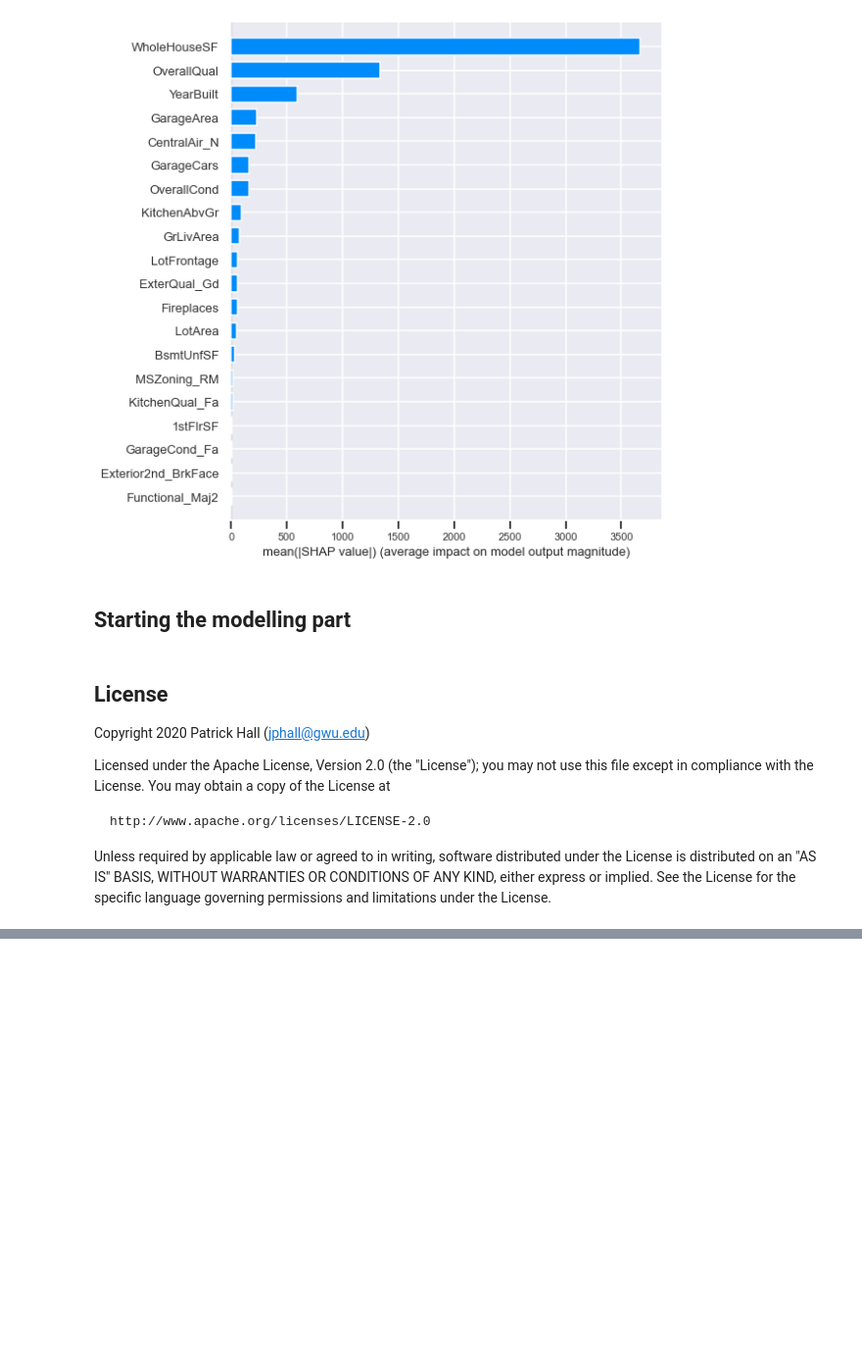
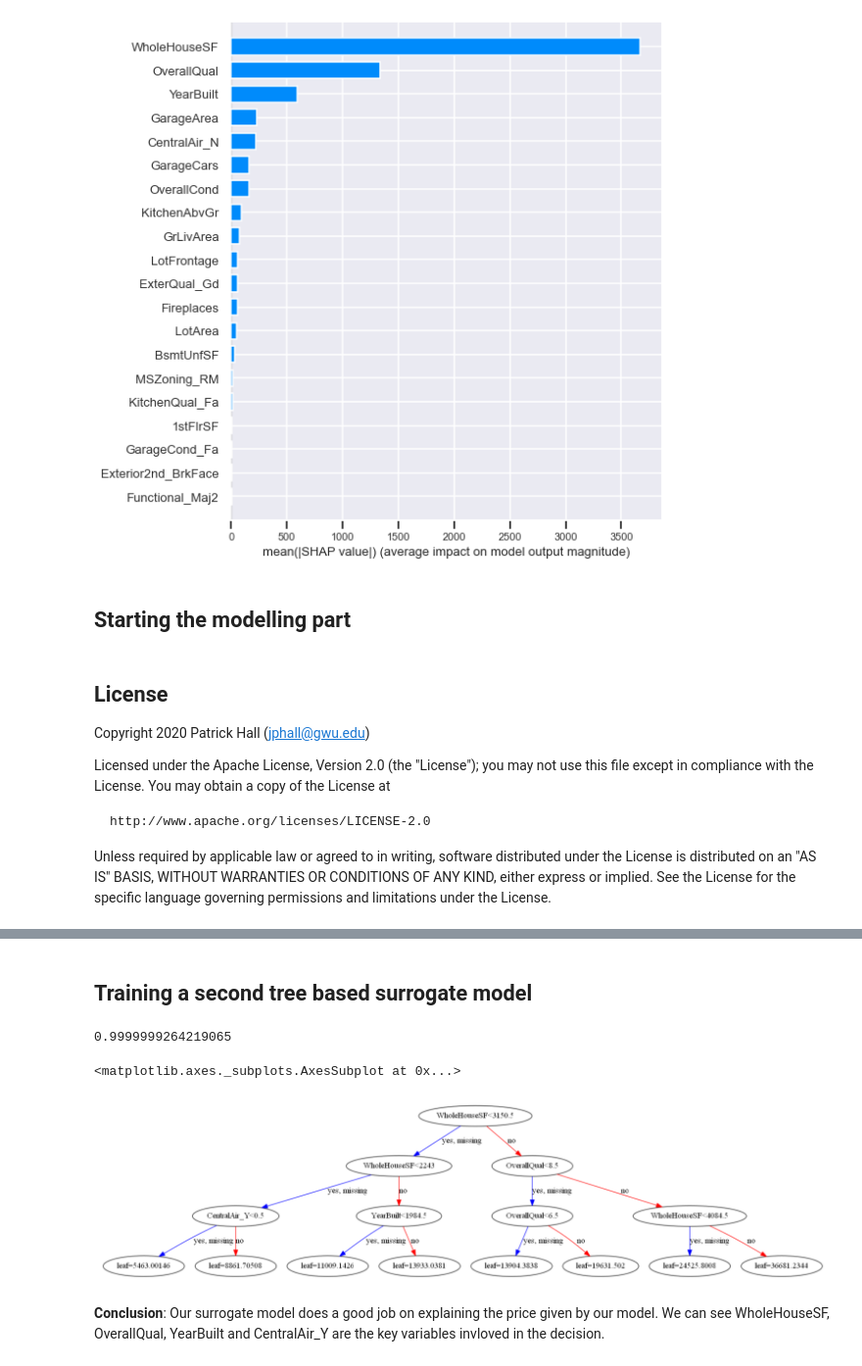
Before and after one commit to AbhishekAlate/responsible-ml-housing-prices, a Jupyter notebook: Home Prices.ipynb, the cells around one changed output, grey strips where cells are left out. Shown at 98% size. Drawn from its saved outputs; the diff is of its cells as text; code cells hidden in the pictures; blank space fills up the shorter version.

```diff
--- a/Home Prices.ipynb
+++ b/Home Prices.ipynb
@@ -880,0 +851,13 @@ glm_pd_ice_dict
+# %%
+import xgboost
+best_xgb_model = xgboost.XGBRegressor(colsample_bytree=0.4,
+                 gamma=0,
+                 learning_rate=0.07,
+                 max_depth=6,
+                 min_child_weight=1.5,
+                 n_estimators=10000,
+                 reg_alpha=0.75,
+                 reg_lambda=0.45,
+                 subsample=0.6,
+                 seed=42)
+xgb_model = best_xgb_model.fit(X_train,y_train)
@@ -942,0 +996,7 @@ result.to_csv("Abhi_sub.csv", index=False)
+# %%
+y_predictions = xgb_model.predict(X_train)
+# %%
+from interpret.glassbox import ExplainableBoostingRegressor
+
+ebr = ExplainableBoostingRegressor()
+ebr.fit(X_train, pd.Series(y_predictions))
@@ -942,0 +1029,2 @@ result.to_csv("Abhi_sub.csv", index=False)
+# %% [markdown]
+## Training a second tree based surrogate model
@@ -942,0 +1033,25 @@ result.to_csv("Abhi_sub.csv", index=False)
+# %%
+import xgboost
+best_xgb_model = xgboost.XGBRegressor(colsample_bytree=0.4,
+                 gamma=0,
+                 learning_rate=0.07,
+                 max_depth=3,
+                 min_child_weight=1.5,
+                 n_estimators=10000,
+                 reg_alpha=0.75,
+                 reg_lambda=0.45,
+                 subsample=0.6,
+                 seed=42)
+xgb_model = best_xgb_model.fit(X_train,y_predictions)
+# %%
+from sklearn.metrics import r2_score
+r2_score(y_predictions, xgb_model.predict(X_train))
+# %% [output]
+0.9999999264219065
+# %%
+xgboost.plot_tree(xgb_model)
+# %% [output]
+<matplotlib.axes._subplots.AxesSubplot at 0x...>
+[figure, added]
+# %% [markdown]
+**Conclusion**: Our surrogate model does a good job on explaining the price given by our model. We can see WholeHouseSF, OverallQual, YearBuilt and CentralAir_Y are the key variables invloved in the decision.
```
Also changed, not shown: parts of 34 cells of this notebook, 1 other file.
